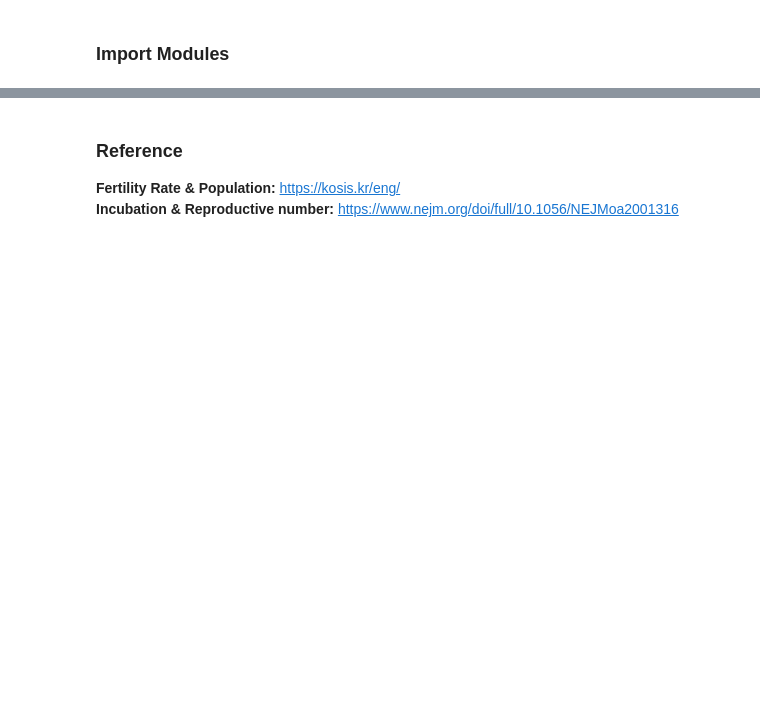
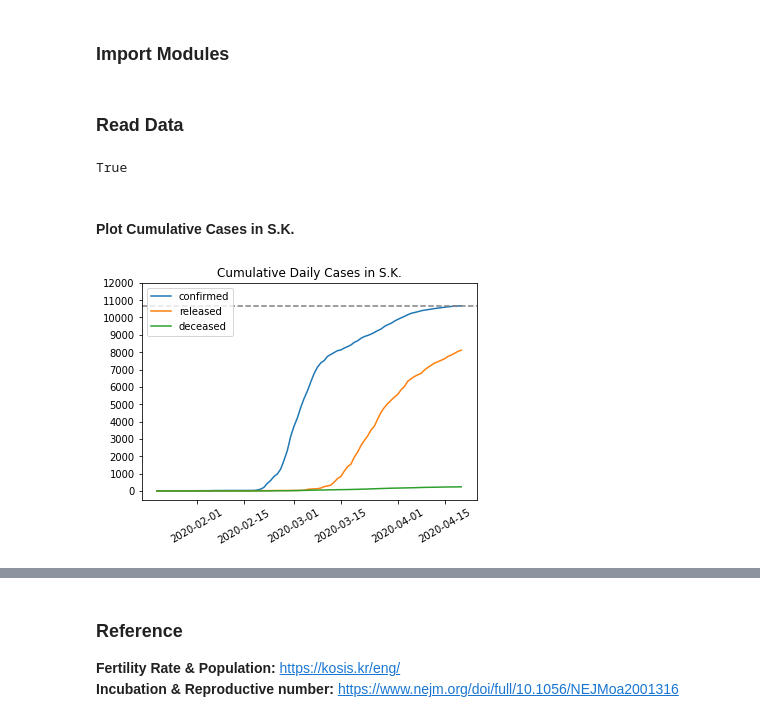
Before and after one commit to jaewon415/BD-Compartmental-Model, a Jupyter notebook: Code/Mathematical Model - SEIR.ipynb, the cells around one changed output, grey strips where cells are left out. Saved outputs shown, nothing was run; the diff lists cells and outputs as text; code cells hidden in the pictures; blank space fills up the shorter version.

```diff
--- a/Code/Mathematical Model - SEIR.ipynb
+++ b/Code/Mathematical Model - SEIR.ipynb
@@ -17,3 +11,31 @@ import pandas as pd
 import numpy as np
 import matplotlib.pyplot as plt
 from scipy import integrate
+# %% [markdown]
+### Read Data
+# %%
+time_df = pd.read_csv("/Users/james/Desktop/BD-Compartmental-Model/Data/Time.csv", encoding = "UTF-8")
+time_df.index = pd.to_datetime(time_df["date"])
+time_df.drop("date", axis = 1, inplace=True)
+
+time_province_df = pd.read_csv("//Users/james/Desktop/BD-Compartmental-Model/Data/TimeProvince.csv", encoding = "UTF-8")
+time_province_df.index = pd.to_datetime(time_province_df["date"])
+time_province_df.drop("date", axis = 1, inplace = True)
+# %%
+# Check if there is a null value in the dataset
+print(all(time_df.isnull().sum() == 0) and
+      all(time_province_df.isnull().sum() == 0))
+# %% [output]
+True
+# %% [markdown]
+#### Plot Cumulative Cases in S.K.
+# %%
+plt.plot(time_df[["confirmed", "released", "deceased"]])
+plt.axhline(max(time_df["confirmed"]), color = "grey", linestyle="--")
+plt.title("Cumulative Daily Cases in S.K.")
+plt.legend(["confirmed", "released", "deceased"], loc = 2)
+plt.yticks(np.arange(0, max(time_df["confirmed"]) * 1.2, 1000))
+plt.xticks(rotation = 30)
+plt.show()
+# %% [output]
+[figure, added]
```
Also changed, not shown: parts of 15 cells of this notebook, 14 other files.
